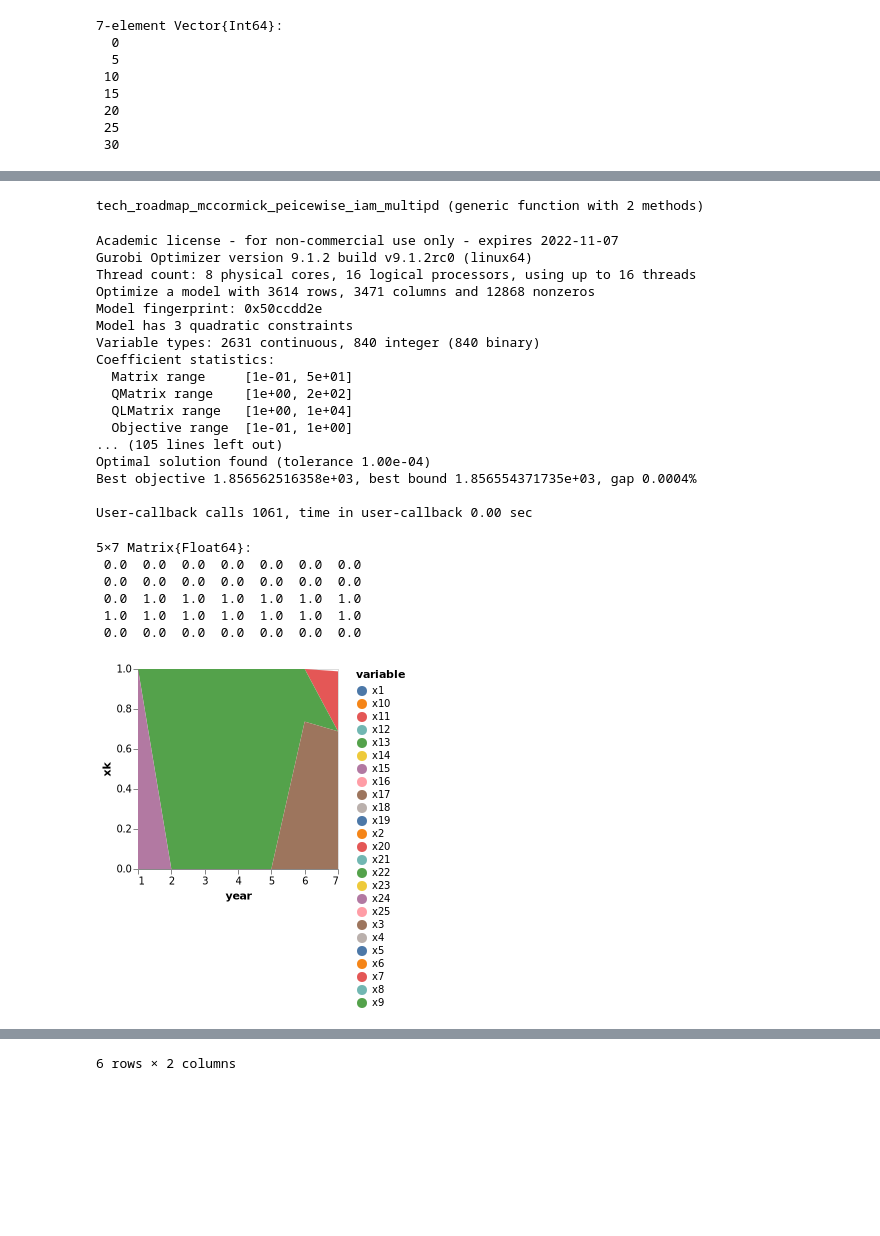
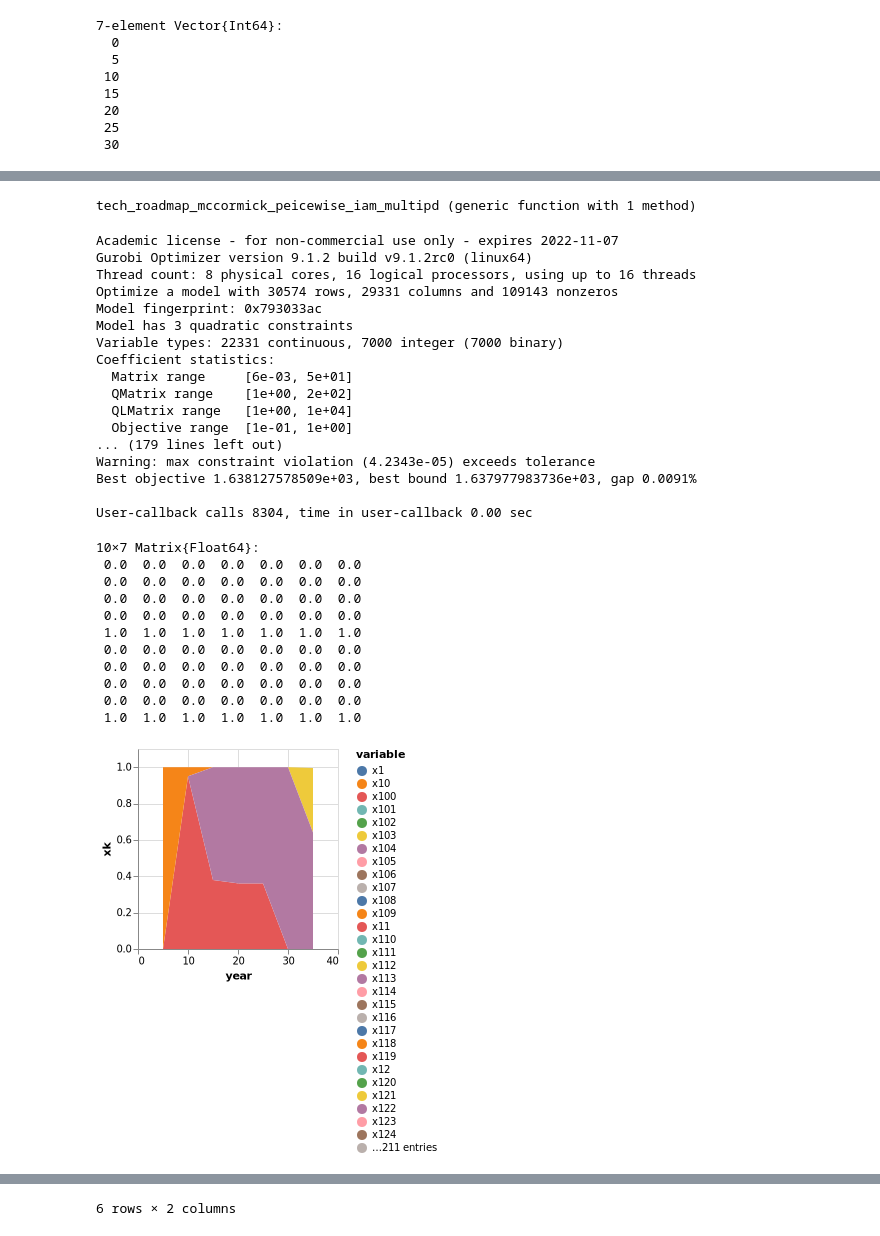
Before and after one commit to vyom-thakker/RoadmapsIAM, a Jupyter notebook: multiperiod-case-study.ipynb, the cells around one changed output, grey strips where cells are left out. Cells and saved outputs as stored; diff of their text form; code cells hidden in the pictures; blank space fills up the shorter version.

Commit message:
working example case-study keep in mind the disparity in co2 total

```diff
--- a/multiperiod-case-study.ipynb
+++ b/multiperiod-case-study.ipynb
@@ -81,0 +90,3 @@ compromise
+# %%
+mapki[10,2]=240
+mapki
@@ -132,9 +157,9 @@ rl_vals=[1 2 3 4 5]
 1×5 Matrix{Int64}:
  1  2  3  4  5
 # %%
-inn_reg = CSV.File("./data/inn_reg.csv",header=1,delim=",") |> DataFrame
-inn_xrang = CSV.File("./data/inn_xrang.csv",header=1,delim=",") |> DataFrame
-inn_yrang = CSV.File("./data/inn_yrang.csv",header=1,delim=",") |> DataFrame
+inn_reg = CSV.File("./data-case-roadmap/inn_reg.csv",header=1,delim=",") |> DataFrame
+inn_xrang = CSV.File("./data-case-roadmap/inn_xrang.csv",header=1,delim=",") |> DataFrame
+inn_yrang = CSV.File("./data-case-roadmap/inn_yrang.csv",header=1,delim=",") |> DataFrame
 inn_yrang[!,"Y0"]=-1*(innovations[!,"RL"].-5)
 inn_yrang
 # %% [output]
@@ -269,7 +299,28 @@ function tech_roadmap_mccormick_peicewise_iam_multipd(co2_target,circularity_tar
     #if compromise chosen across boundary tk=0
     #@constraint(rdmap, [k=1:nrow(compromise),tt=2:7],tk[k,tt]≤ 5*( yk[k,tt]-yk[k,tt-1]))
     #@constraint(rdmap, [k=1:nrow(compromise),tt=2:7],tk[k,tt]≤ 5000*( xk[k,tt]-xk[k,tt-1]))
+    #time of change has to be same
+    #=
+    @variables(rdmap,begin
+                    u1[k=1:nrow(compromise),tt=2:7], Bin
+                    u2[k=1:nrow(compromise),tt=2:7], Bin
+                    u0[k=1:nrow(compromise),tt=2:7], Bin
+        end)
 
+
+    for i in 2:nrow(mapki)
+        @constraint(rdmap,[k=mapki[i-1,2]:mapki[i,2],tt=2:7],1-u0[k,tt]==yi[i,tt]-yi[i,tt-1])
+        @constraint(rdmap,[k=(mapki[i-1,2]+1):mapki[i,2],tt=2:7],tk[k,tt] ≥ tk[k-1,tt]+(1/5000)*u1[k,tt])
+        @constraint(rdmap,[k=(mapki[i-1,2]+1):mapki[i,2],tt=2:7],tk[k,tt] ≤ tk[k-1,tt]-(1/5000)*u2[k,tt])
+        @constraint(rdmap,[k=mapki[i-1,2]:mapki[i,2],tt=2:7],u0[k,tt]+u1[k,tt]+u2[k,tt]≤1)
+    end
+
+    i=1
+    @constraint(rdmap,[k=1:mapki[i,2],tt=2:7],1-u0[k,tt]==yi[i,tt]-yi[i,tt-1])
+    @constraint(rdmap,[k=2:mapki[i,2],tt=2:7],tk[k,tt] ≥ tk[k-1,tt]+(1/5000)*u1[k,tt])
+    @constraint(rdmap,[k=2:mapki[i,2],tt=2:7],tk[k,tt] ≤ tk[k-1,tt]-(1/5000)*u2[k,tt])
+    @constraint(rdmap,[k=1:mapki[i,2],tt=2:7],u0[k,tt]+u1[k,tt]+u2[k,tt]≤1)
+    =#
 
 
 
@@ -359,7 +410,7 @@ function tech_roadmap_mccormick_peicewise_iam_multipd(co2_target,circularity_tar
     #operating cost
     @variable(rdmap,cost_op ≥ 0)
     @constraint(rdmap,cost_op == sum(sum(xk[k,tt]*compromise[k,9]*0.968^(-1*tau[tt]) for k in 1:nrow(compromise))
-        + (1-sum(xk[k,tt] for k in 1:nrow(compromise)))*initial[1,9]*0.968^(-1*tau[tt]) for tt in 1:7))
+        + (1-sum(xk[k,tt] for k in 1:nrow(compromise)))*initial[1,7]*0.968^(-1*tau[tt]) for tt in 1:7))
 
 
     @constraint(rdmap, [i=1:nrow(innovations),tt=1:7],s[i,tt]==f_fit[i,tt])
@@ -383,40 +434,45 @@ function tech_roadmap_mccormick_peicewise_iam_multipd(co2_target,circularity_tar
         JuMP.value.(s), JuMP.value.(co2_2050), JuMP.value.(cost_inn), JuMP.value.(co2_tot), JuMP.value.(co2_corrected), JuMP.value.(co2_factor)
 end
 # %% [output]
-tech_roadmap_mccormick_peicewise_iam_multipd (generic function with 2 methods)
+tech_roadmap_mccormick_peicewise_iam_multipd (generic function with 1 method)
 # %%
-yk, tk, xk, yi, ti, s, co2, costInn, co2tot, co2fac, cc=tech_roadmap_mccormick_peicewise_iam_multipd(33,0.65)
+yk, tk, xk, yi, ti, s, co2, costInn, co2tot, co2fac, cc=tech_roadmap_mccormick_peicewise_iam_multipd(0.5,0.75)
 yi
 # %% [output]
 Academic license - for non-commercial use only - expires 2022-11-07
 Gurobi Optimizer version 9.1.2 build v9.1.2rc0 (linux64)
 Thread count: 8 physical cores, 16 logical processors, using up to 16 threads
-Optimize a model with 3614 rows, 3471 columns and 12868 nonzeros
-Model fingerprint: 0x50ccdd2e
+Optimize a model with 30574 rows, 29331 columns and 109143 nonzeros
+Model fingerprint: 0x793033ac
 Model has 3 quadratic constraints
-Variable types: 2631 continuous, 840 integer (840 binary)
+Variable types: 22331 continuous, 7000 integer (7000 binary)
 Coefficient statistics:
-  Matrix range     [1e-01, 5e+01]
+  Matrix range     [6e-03, 5e+01]
   QMatrix range    [1e+00, 2e+02]
   QLMatrix range   [1e+00, 1e+04]
   Objective range  [1e-01, 1e+00]
-... (105 lines left out)
-Optimal solution found (tolerance 1.00e-04)
-Best objective 1.856562516358e+03, best bound 1.856554371735e+03, gap 0.0004%
+... (179 lines left out)
+Warning: max constraint violation (4.2343e-05) exceeds tolerance
+Best objective 1.638127578509e+03, best bound 1.637977983736e+03, gap 0.0091%
 
-User-callback calls 1061, time in user-callback 0.00 sec
+User-callback calls 8304, time in user-callback 0.00 sec
-5×7 Matrix{Float64}:
+10×7 Matrix{Float64}:
  0.0  0.0  0.0  0.0  0.0  0.0  0.0
  0.0  0.0  0.0  0.0  0.0  0.0  0.0
- 0.0  1.0  1.0  1.0  1.0  1.0  1.0
+ 0.0  0.0  0.0  0.0  0.0  0.0  0.0
+ 0.0  0.0  0.0  0.0  0.0  0.0  0.0
  1.0  1.0  1.0  1.0  1.0  1.0  1.0
  0.0  0.0  0.0  0.0  0.0  0.0  0.0
+ 0.0  0.0  0.0  0.0  0.0  0.0  0.0
+ 0.0  0.0  0.0  0.0  0.0  0.0  0.0
+ 0.0  0.0  0.0  0.0  0.0  0.0  0.0
+ 1.0  1.0  1.0  1.0  1.0  1.0  1.0
 # %%
 transpose(xk)
 df1=DataFrame(xk',:auto)
-df1[!,:year] = collect(1:7)
+df1[!,:year] = 5*collect(1:7)
 
 sNames="compromise ".*string.(collect(1:length(xk[:,1])))
 df1 |> stack |> @vlplot(:area, x=:year, y={:value, stack=:zero, title="xk"}, color="variable:n",legend=:sNames)
 # %% [output]
-[figure, old version]
+[figure, new version]
```
Also changed, not shown: parts of 15 cells of this notebook, 6 other files.
